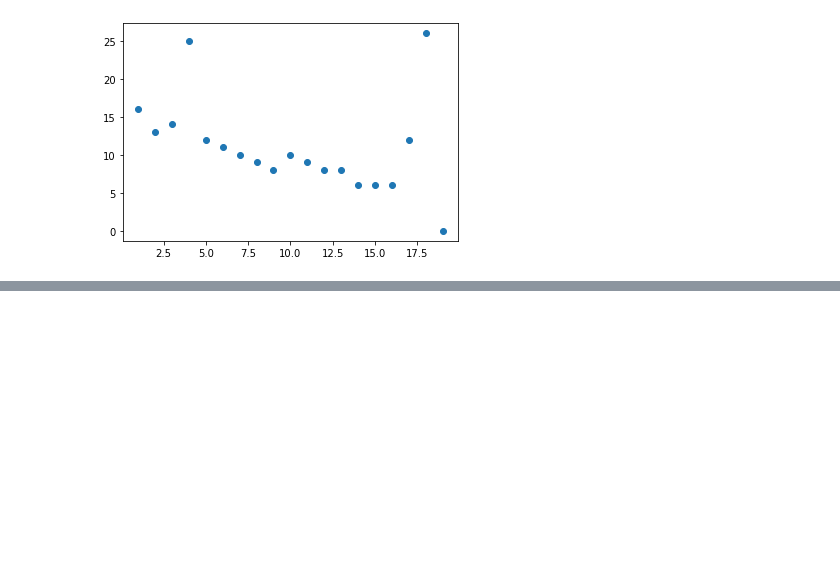
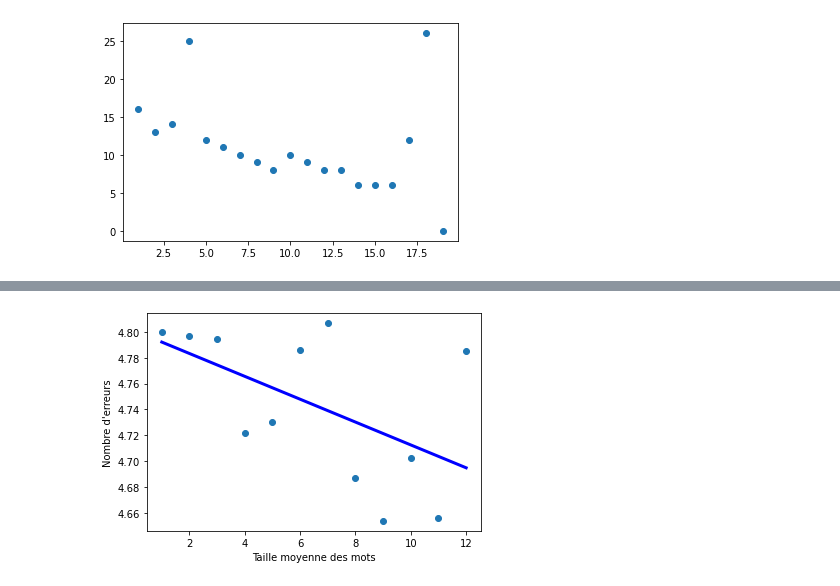
Before and after one commit to thibault-roux/ASR, a Jupyter notebook: stats_len_words/visualisation.ipynb, the cells around one changed output, grey strips where cells are left out. Saved outputs shown, nothing was run; the diff lists cells and outputs as text; code cells hidden in the pictures; blank space fills up the shorter version.

```diff
--- a/stats_len_words/visualisation.ipynb
+++ b/stats_len_words/visualisation.ipynb
@@ -88,0 +142,19 @@ print(moyennes)
+# %%
+from sklearn import datasets, linear_model
+from sklearn.metrics import mean_squared_error, r2_score
+import numpy as np
+
+X = np.array(ind[1:]).reshape(-1, 1)
+y = np.array(val[1:]).reshape(-1, 1)
+
+regr = linear_model.LinearRegression()
+
+regr.fit(X, y)
+y_pred = regr.predict(X)
+
+plt.plot(X, y_pred, color="blue", linewidth=3)
+plt.scatter(ind[1:], val[1:])
+plt.gca().set(xlabel='Taille moyenne des mots', ylabel="Nombre d'erreurs")
+plt.savefig("len.png")
+# %% [output]
+[figure, added]
```
Also changed, not shown: parts of 2 cells of this notebook, 2 other files.
